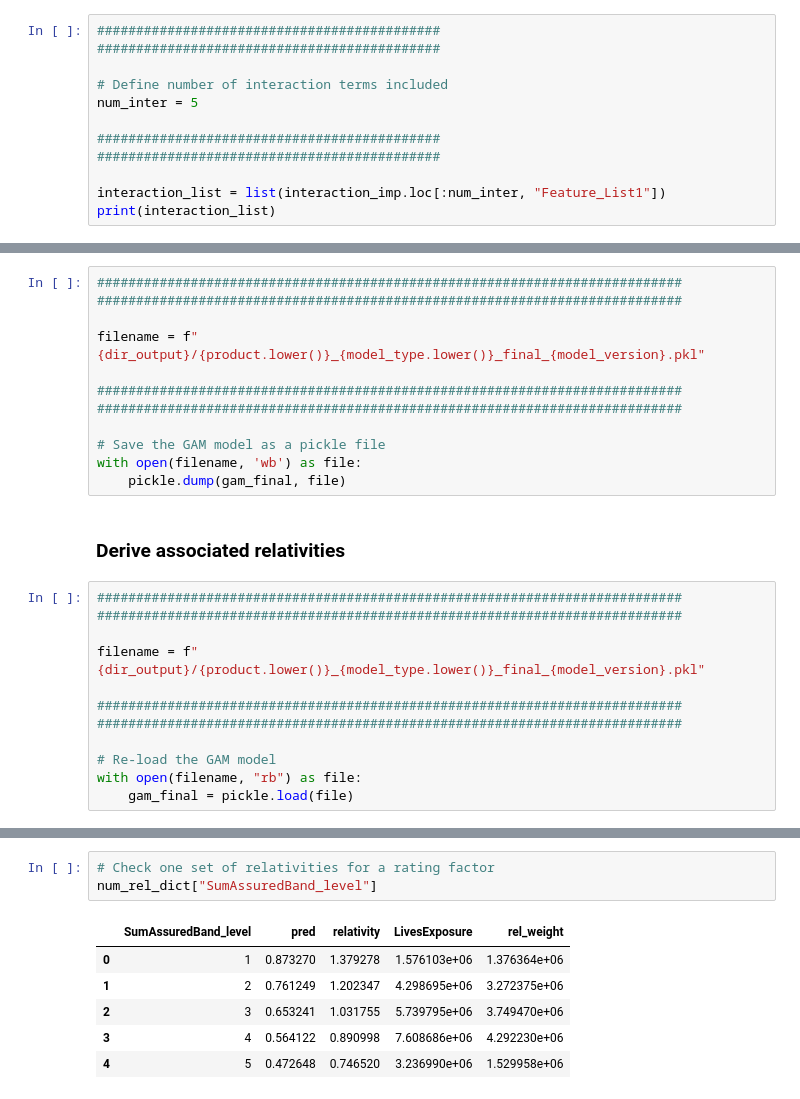
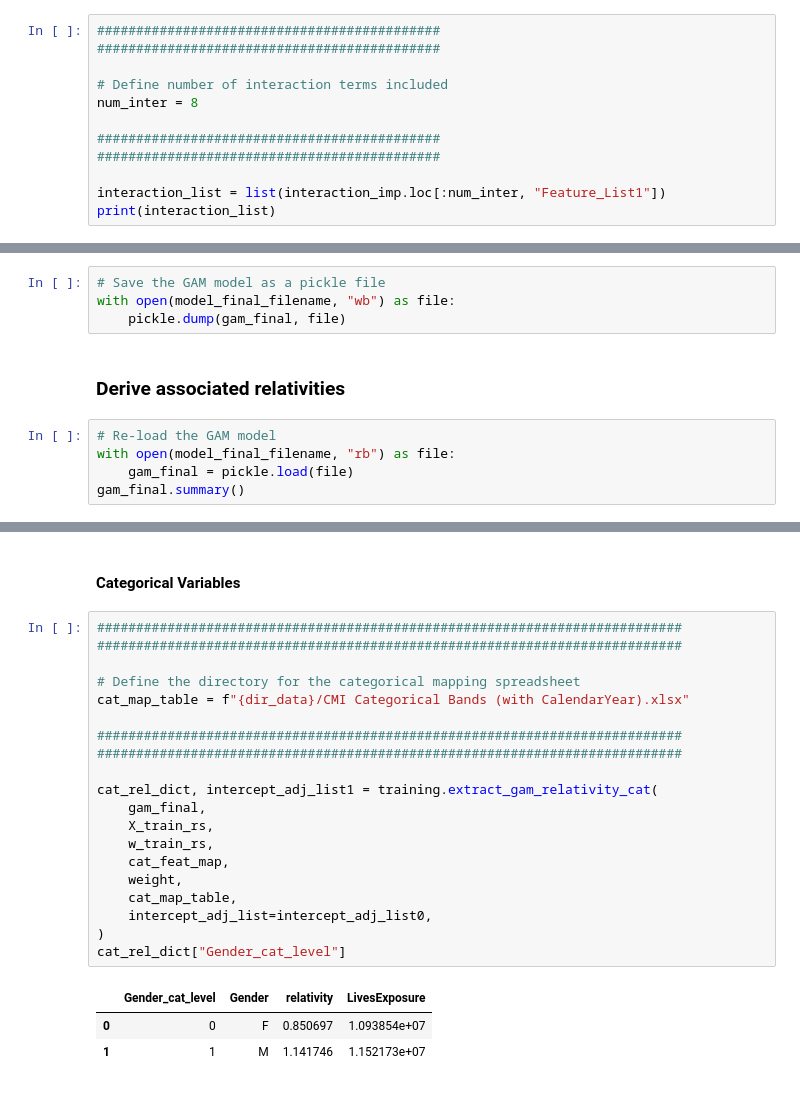
Before and after one commit to ckjackytam/ifoa-ds-health-care-wp, a Jupyter notebook: Python/build-better-base-gam/06 - Final Model with Interaction.ipynb, the cells around one changed output, grey strips where cells are left out. Drawn from its saved outputs; the diff is of its cells as text.

```diff
--- a/Python/build-better-base-gam/06 - Final Model with Interaction.ipynb
+++ b/Python/build-better-base-gam/06 - Final Model with Interaction.ipynb
@@ -338,7 +322,7 @@ Text(0.5, 1.0, 'Interaction Importance')
 ############################################
 
 # Define number of interaction terms included
-num_inter = 5
+num_inter = 8
 
 ############################################
 ############################################
@@ -433,28 +403,13 @@ WARNING: p-values calculated in this manner behave correctly for un-penalized mo
          known smoothing parameters, but when smoothing parameters have been estimated, the p-values
          are typically lower than they should be, meaning that the tests reject the null too readily.
 # %%
-###########################################################################
-###########################################################################
-
-filename = f"{dir_output}/{product.lower()}_{model_type.lower()}_final_{model_version}.pkl"
-
-###########################################################################
-###########################################################################
-
 # Save the GAM model as a pickle file
-with open(filename, 'wb') as file:
+with open(model_final_filename, "wb") as file:
     pickle.dump(gam_final, file)
 # %% [markdown]
 ### Derive associated relativities
 # %%
-###########################################################################
-###########################################################################
-
-filename = f"{dir_output}/{product.lower()}_{model_type.lower()}_final_{model_version}.pkl"
-
-###########################################################################
-###########################################################################
-
 # Re-load the GAM model
-with open(filename, "rb") as file:
+with open(model_final_filename, "rb") as file:
     gam_final = pickle.load(file)
+gam_final.summary()
@@ -486,10 +461,26 @@ print(intercept)
+# %% [markdown]
+#### Categorical Variables
 # %%
-# Check one set of relativities for a rating factor
-num_rel_dict["SumAssuredBand_level"]
+###########################################################################
+###########################################################################
+
+# Define the directory for the categorical mapping spreadsheet
+cat_map_table = f"{dir_data}/CMI Categorical Bands (with CalendarYear).xlsx"
+
+###########################################################################
+###########################################################################
+
+cat_rel_dict, intercept_adj_list1 = training.extract_gam_relativity_cat(
+    gam_final,
+    X_train_rs,
+    w_train_rs,
+    cat_feat_map,
+    weight,
+    cat_map_table,
+    intercept_adj_list=intercept_adj_list0,
+)
+cat_rel_dict["Gender_cat_level"]
 # %% [output]
-|  | SumAssuredBand_level | pred | relativity | LivesExposure | rel_weight |
-| 0 | 1 | 0.873270 | 1.379278 | 1.576103e+06 | 1.376364e+06 |
-| 1 | 2 | 0.761249 | 1.202347 | 4.298695e+06 | 3.272375e+06 |
-| 2 | 3 | 0.653241 | 1.031755 | 5.739795e+06 | 3.749470e+06 |
-| 3 | 4 | 0.564122 | 0.890998 | 7.608686e+06 | 4.292230e+06 |
-| 4 | 5 | 0.472648 | 0.746520 | 3.236990e+06 | 1.529958e+06 |
+|  | Gender_cat_level | Gender | relativity | LivesExposure |
+| 0 | 0 | F | 0.850697 | 1.093854e+07 |
+| 1 | 1 | M | 1.141746 | 1.152173e+07 |
```
Also changed, not shown: parts of 78 cells of this notebook, 16 other files.
